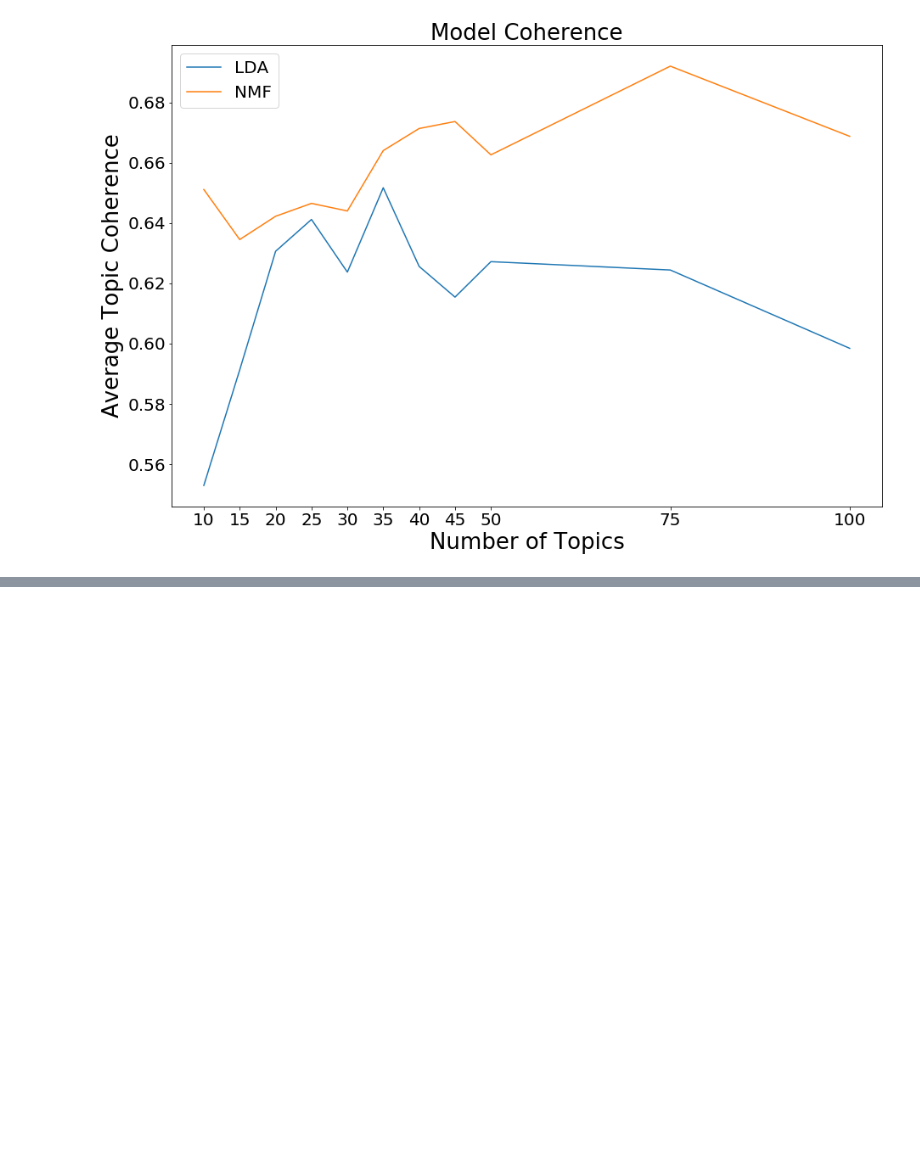
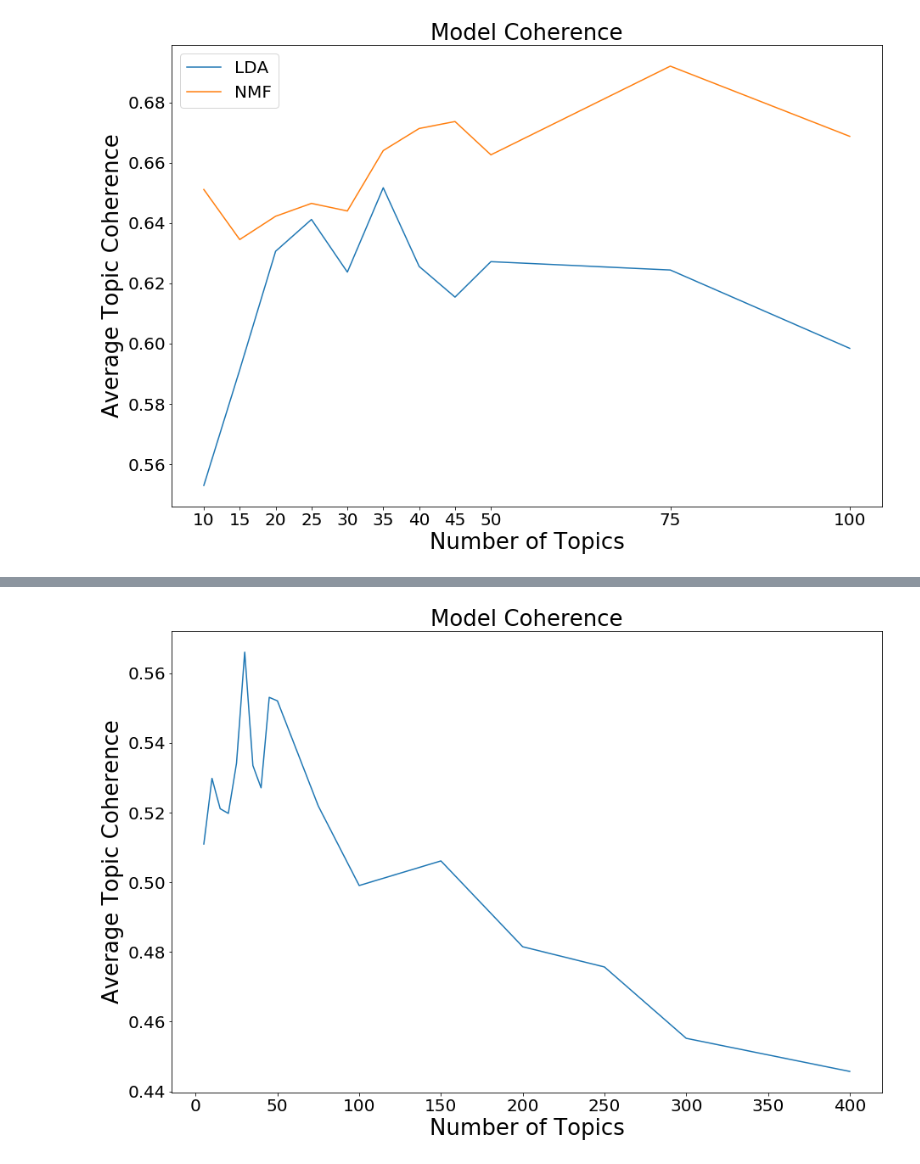
Before and after one commit to kmirijan/ML-COVID-CORD, a Jupyter notebook: Write_Up_Figures.ipynb, the cells around one changed output, grey strips where cells are left out. Drawn from its saved outputs; the diff is of its cells as text; code cells hidden in the pictures; blank space fills up the shorter version.

```diff
--- a/Write_Up_Figures.ipynb
+++ b/Write_Up_Figures.ipynb
@@ -114,0 +137,5 @@ plt.savefig('images/topic_coherence_spread.png')
+# %%
+models_abs_df = df_models[df_models['abs_or_full'] == 'abs']
+lda_models = models_abs_df[models_abs_df['model_type'] == 'lda']
+nmf_models = models_abs_df[models_abs_df['model_type'] == 'nmf']
+lda_models
@@ -114,0 +161,23 @@ plt.savefig('images/topic_coherence_spread.png')
+# %%
+NUM_TOPICS_LIST = [5,10,15,20,25,30,35,40,45,50,75,100,150,200,250,300,400]
+
+plt.figure(figsize=(15,10))
+plt.plot(lda_models['num_topics'], lda_models['avg_topic_coherence'])
+plt.xlabel('Number of Topics')
+plt.ylabel('Average Topic Coherence')
+plt.title('Model Coherence')
+
+SMALL_SIZE = 20
+MEDIUM_SIZE = 26
+SUPER_SMALL = 9
+
+plt.rc('font', size=SMALL_SIZE)          # controls default text sizes
+plt.rc('axes', titlesize=MEDIUM_SIZE)     # fontsize of the axes title
+plt.rc('axes', labelsize=MEDIUM_SIZE)    # fontsize of the x and y labels
+plt.rc('xtick', labelsize=SMALL_SIZE)    # fontsize of the tick labels
+plt.rc('ytick', labelsize=SMALL_SIZE)    # fontsize of the tick labels
+plt.rc('legend', fontsize=SMALL_SIZE)    # legend fontsize
+
+plt.savefig('images/model_coherence_abs.png')
+# %% [output]
+[figure, added]
```
Also changed, not shown: parts of 3 cells of this notebook, 7 other files.
